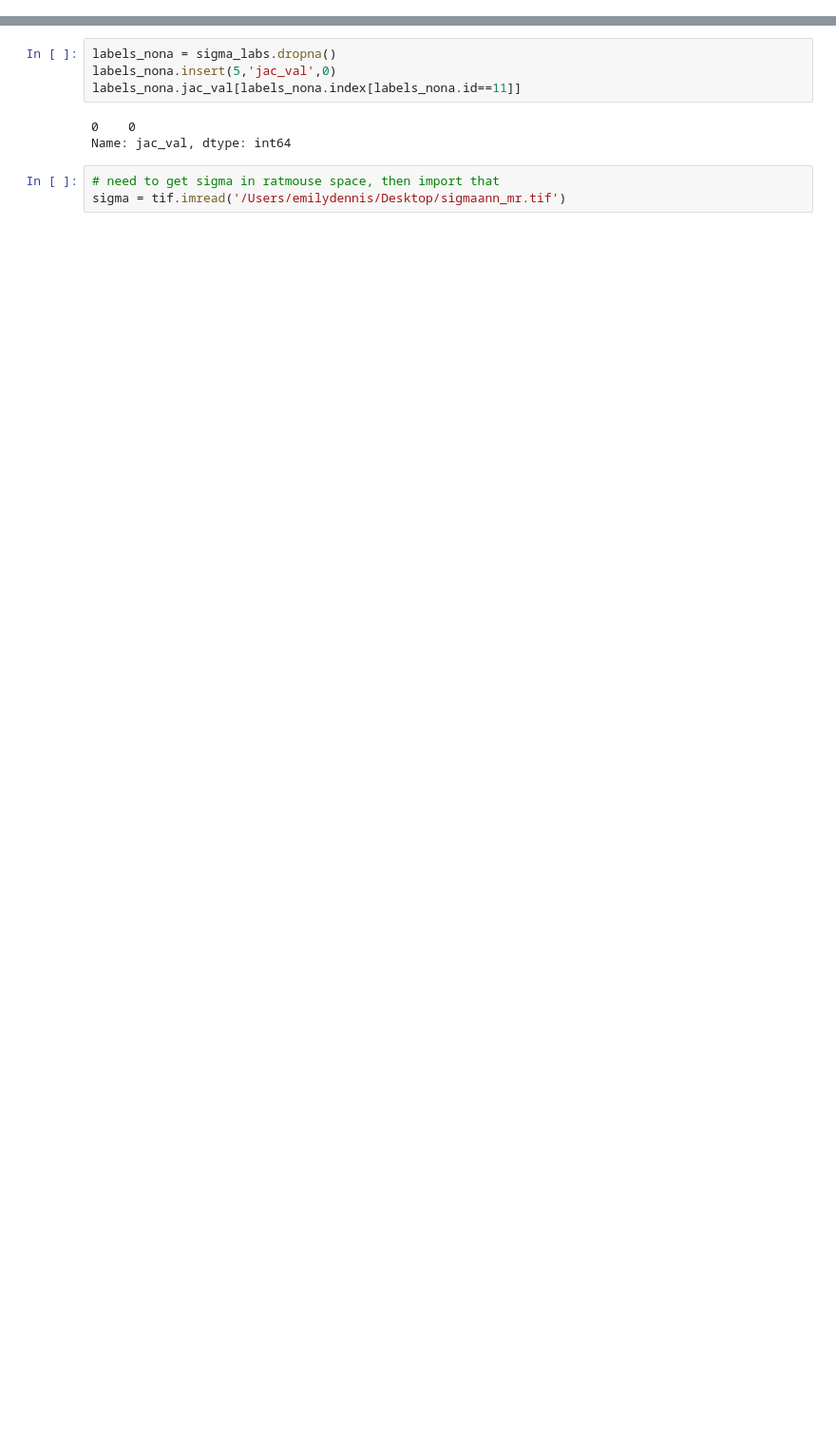
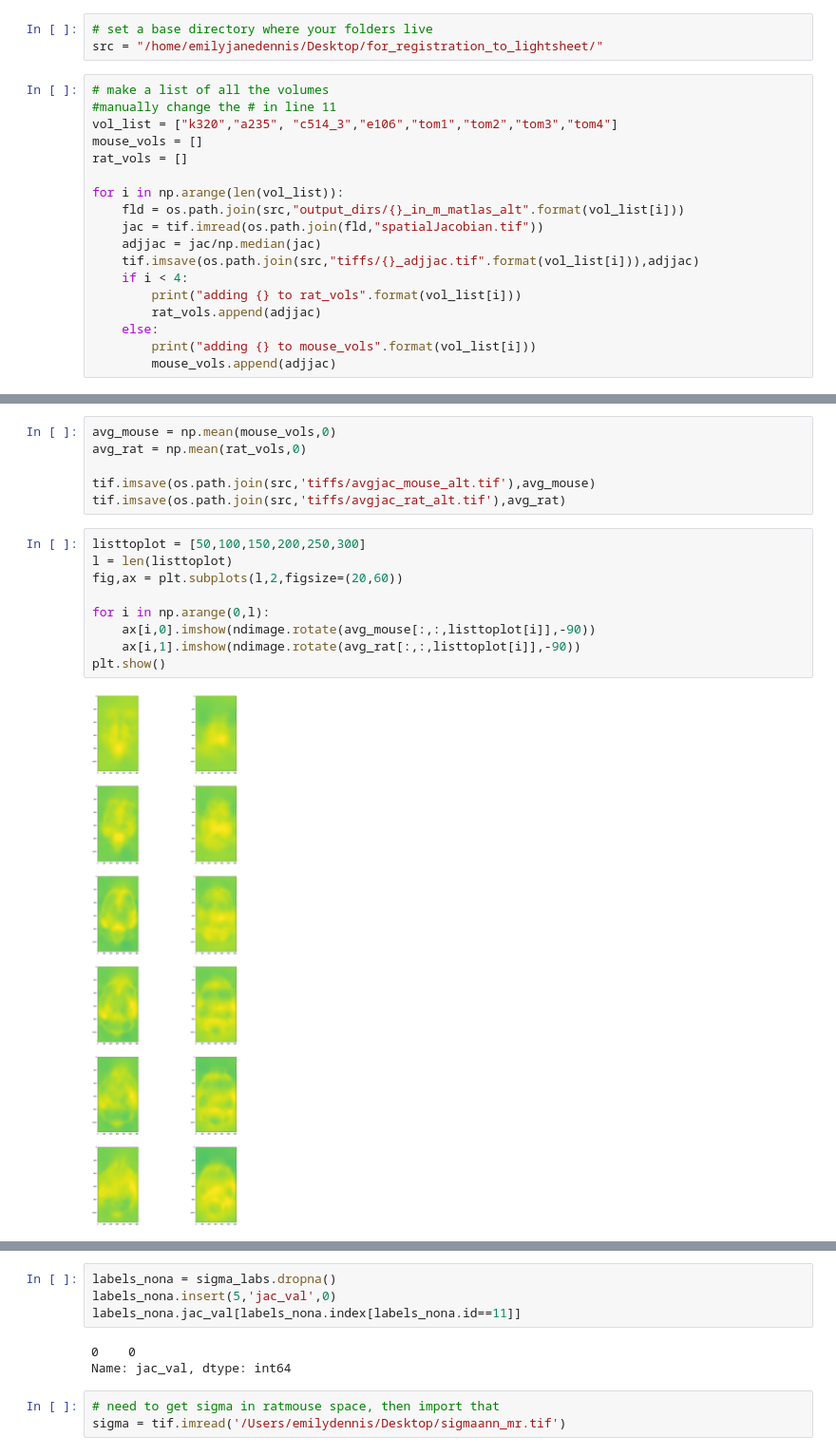
Before and after one commit to PrincetonUniversity/BrainPipe, a Jupyter notebook: tools/analysis/calculating_sexual-dimorphisms.ipynb, the cells around one changed output, grey strips where cells are left out. Shown at 95% size. Drawn from its saved outputs; the diff is of its cells as text; blank space fills up the shorter version.

```diff
--- a/tools/analysis/calculating_sexual-dimorphisms.ipynb
+++ b/tools/analysis/calculating_sexual-dimorphisms.ipynb
@@ -49,0 +13,21 @@ labels_nona
+# %%
+# set a base directory where your folders live
+src = "/home/emilyjanedennis/Desktop/for_registration_to_lightsheet/"
+# %%
+# make a list of all the volumes
+#manually change the # in line 11
+vol_list = ["k320","a235", "c514_3","e106","tom1","tom2","tom3","tom4"]
+mouse_vols = []
+rat_vols = []
+
+for i in np.arange(len(vol_list)):
+    fld = os.path.join(src,"output_dirs/{}_in_m_matlas_alt".format(vol_list[i]))
+    jac = tif.imread(os.path.join(fld,"spatialJacobian.tif"))
+    adjjac = jac/np.median(jac)
+    tif.imsave(os.path.join(src,"tiffs/{}_adjjac.tif".format(vol_list[i])),adjjac)
+    if i < 4:
+        print("adding {} to rat_vols".format(vol_list[i]))
+        rat_vols.append(adjjac)
+    else:
+        print("adding {} to mouse_vols".format(vol_list[i]))
+        mouse_vols.append(adjjac)
@@ -49,0 +43,17 @@ labels_nona
+# %%
+avg_mouse = np.mean(mouse_vols,0)
+avg_rat = np.mean(rat_vols,0)
+
+tif.imsave(os.path.join(src,'tiffs/avgjac_mouse_alt.tif'),avg_mouse)
+tif.imsave(os.path.join(src,'tiffs/avgjac_rat_alt.tif'),avg_rat)
+# %%
+listtoplot = [50,100,150,200,250,300]
+l = len(listtoplot)
+fig,ax = plt.subplots(l,2,figsize=(20,60))
+
+for i in np.arange(0,l):
+    ax[i,0].imshow(ndimage.rotate(avg_mouse[:,:,listtoplot[i]],-90))
+    ax[i,1].imshow(ndimage.rotate(avg_rat[:,:,listtoplot[i]],-90))
+plt.show()
+# %% [output]
+[figure, added]
```
Also changed, not shown: parts of 21 cells of this notebook, 17 other files.
